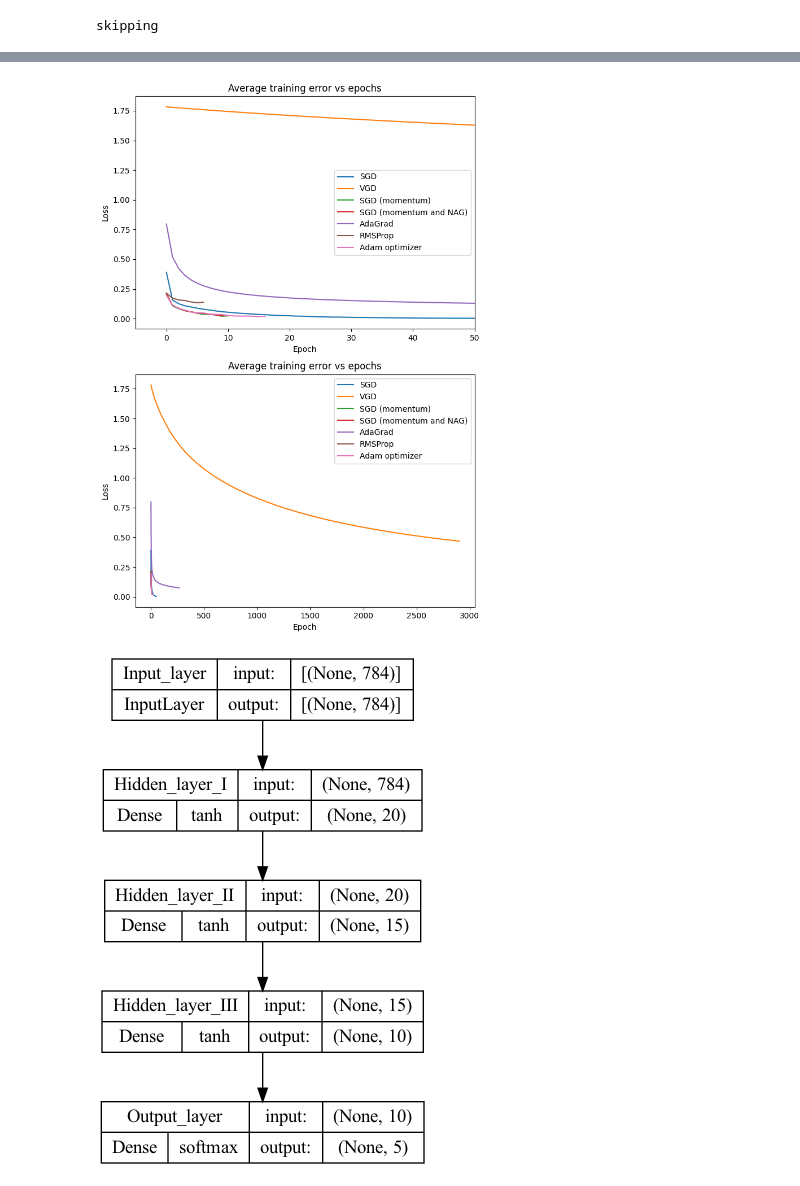
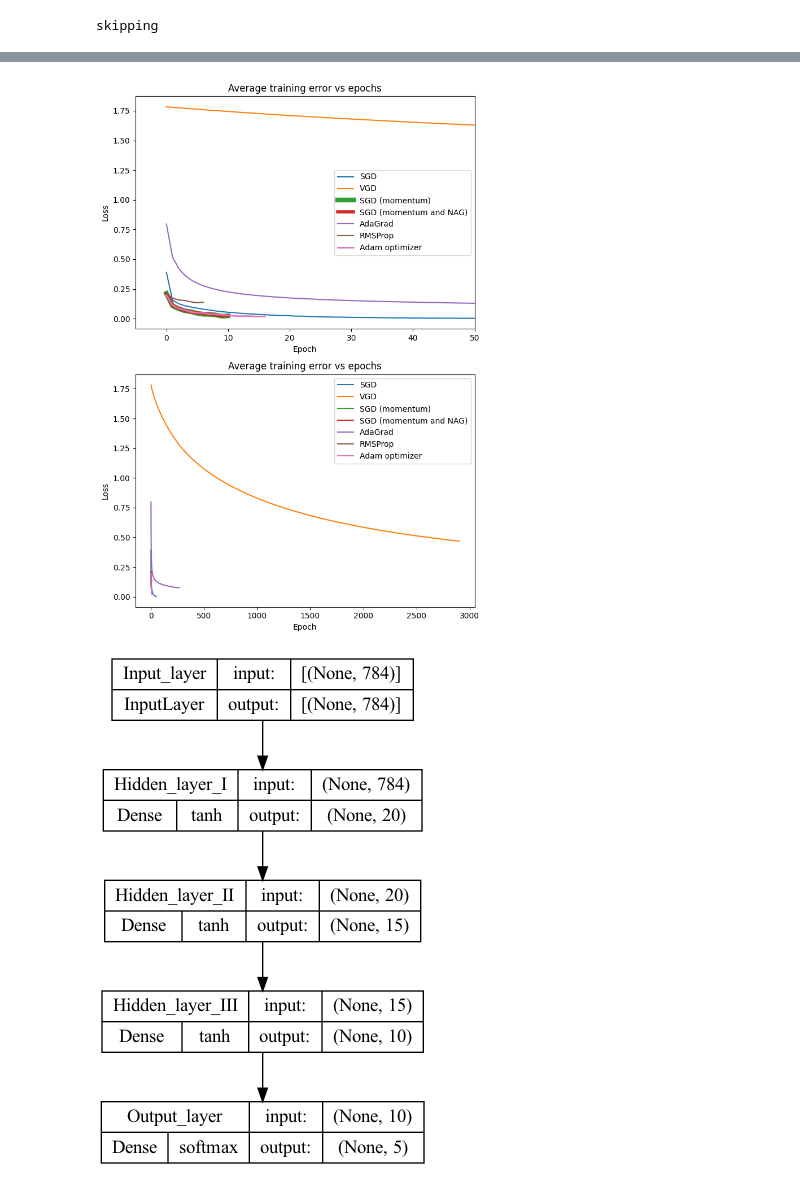
Before and after one commit to yashgupta1299/Handwritten-Digit-Recognizer, a Jupyter notebook: Group20_Assignment3_code.ipynb, the cells around one changed output, grey strips where cells are left out. Cells and saved outputs as stored; diff of their text form; code cells hidden in the pictures.

```diff
--- a/Group20_Assignment3_code.ipynb
+++ b/Group20_Assignment3_code.ipynb
@@ -854,37 +841,37 @@ y_prob_a for one sample [[2.9145134e-05 5.9976114e-06 2.4517940e-05 7.8138011e-0
 if(al!=''):
   plt.figure(figsize=(7, 10))
 
   plt.subplot(2,1,1)
   plt.plot(df_model_a_history['loss'], label='SGD')
   plt.plot(df_model_b_history['loss'], label='VGD')
-  plt.plot(df_model_c_history['loss'], label='SGD (momentum)')
-  plt.plot(df_model_d_history['loss'], label='SGD (momentum and NAG)')
+  plt.plot(df_model_c_history['loss'], label='SGD (momentum)', linewidth=6)
+  plt.plot(df_model_d_history['loss'], label='SGD (momentum and NAG)', linewidth=4)
   plt.plot(df_model_e_history['loss'], label='AdaGrad')
   plt.plot(df_model_f_history['loss'], label='RMSProp')
-  plt.plot(df_model_g_history['loss'], label='Adam optimizer')
+  plt.plot(df_model_g_history['loss'], label='Adam optimizer', linewidth=2)
   plt.title("Average training error vs epochs")
   plt.xlabel('Epoch')
   plt.ylabel('Loss')
   plt.xlim([-5, 50])
   plt.legend()
 
   plt.subplot(2,1,2)
   plt.plot(df_model_a_history['loss'], label='SGD')
   plt.plot(df_model_b_history['loss'], label='VGD')
   plt.plot(df_model_c_history['loss'], label='SGD (momentum)')
   plt.plot(df_model_d_history['loss'], label='SGD (momentum and NAG)')
   plt.plot(df_model_e_history['loss'], label='AdaGrad')
   plt.plot(df_model_f_history['loss'], label='RMSProp')
   plt.plot(df_model_g_history['loss'], label='Adam optimizer')
   plt.title("Average training error vs epochs")
   plt.xlabel('Epoch')
   plt.ylabel('Loss')
   plt.legend()
 
   plt.tight_layout()
   plt.show()
 # %% [output]
-[figure, old version]
+[figure, new version]
 # %%
 plot_model(model_g, show_shapes=True, show_layer_activations=True)
 # %% [output]
```
Also changed, not shown: parts of 14 cells of this notebook.
